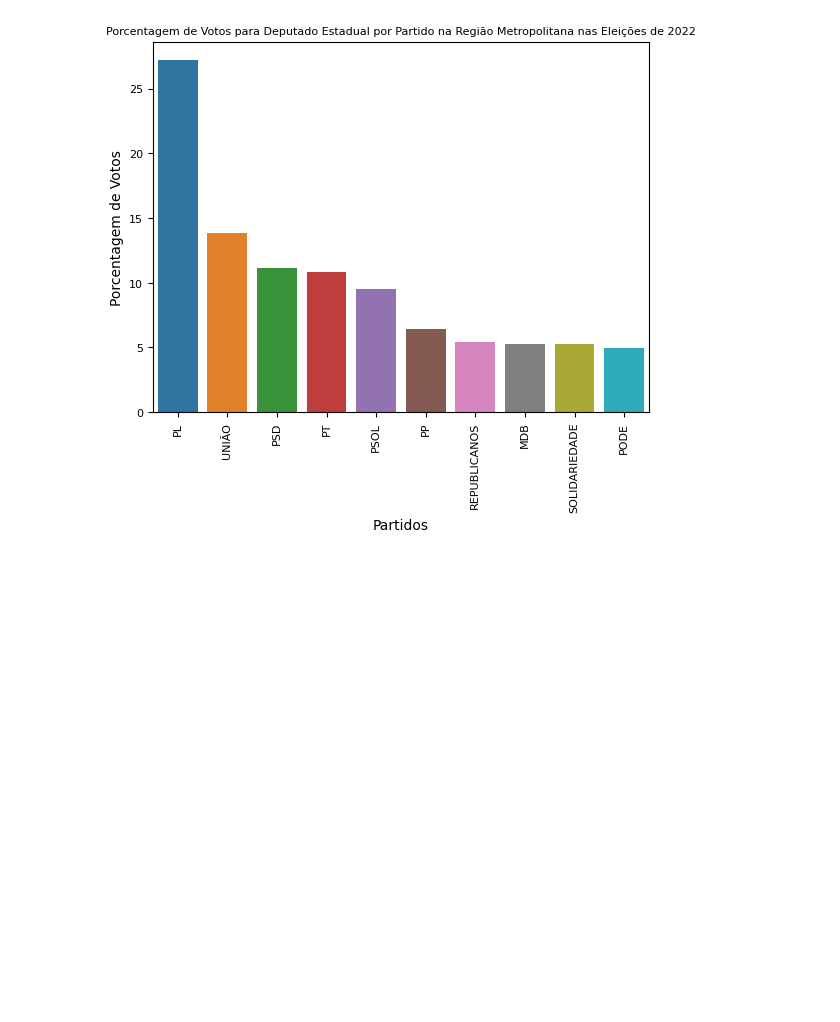
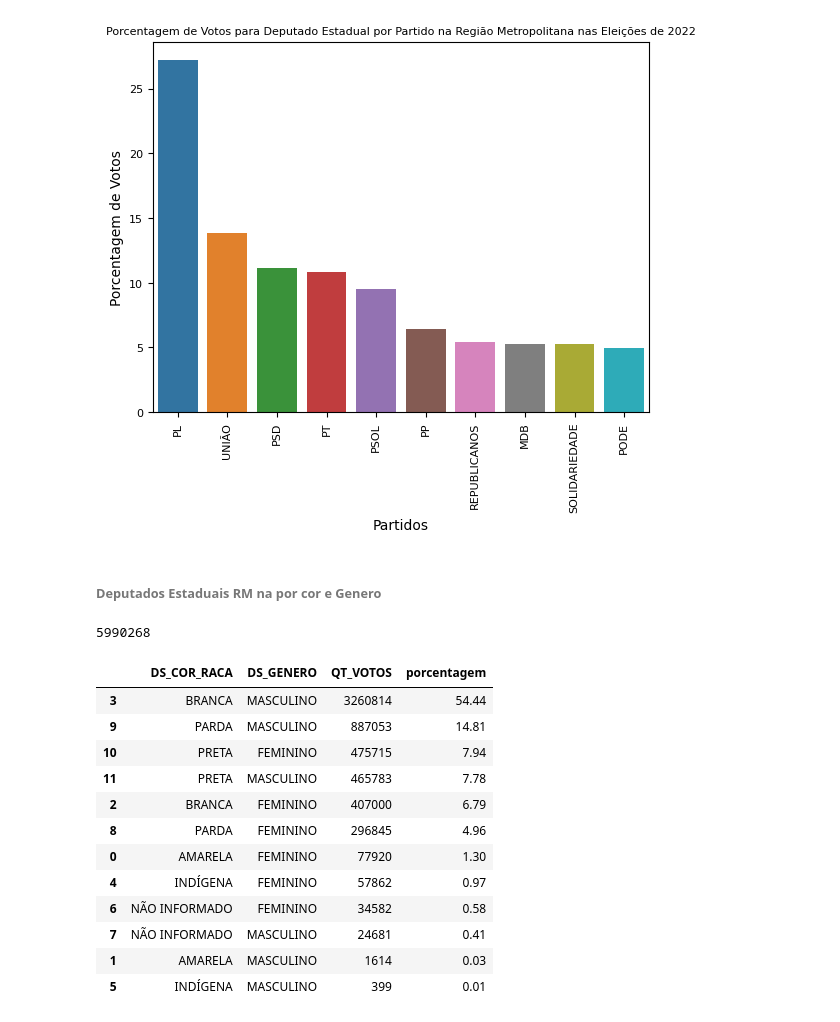
Before and after one commit to CyberBantu/Analise_votos_eleicoes_regiaometropoliana_RJ_2022, a Jupyter notebook: votos_RM.ipynb, the cells around one changed output. Saved outputs shown, nothing was run; the diff lists cells and outputs as text; code cells hidden in the pictures; blank space fills up the shorter version.

Commit message:
Analise de Genero e Cor
Analise de Genero e Cor de Deputados Estaduais na Região Metropolitana

```diff
--- a/votos_RM.ipynb
+++ b/votos_RM.ipynb
@@ -504,3 +504,29 @@ plt.title('Porcentagem de Votos para Deputado Estadual por Partido na Região Me
 # %% [output]
 Text(0.5, 1.0, 'Porcentagem de Votos para Deputado Estadual por Partido na Região Metropolitana nas Eleições de 2022')
 [figure]
+# %% [markdown]
+###### Deputados Estaduais RM na por cor e Genero
+# %%
+votos_proporcionais_est_cor_gen = votos_proporcionais_est[['DS_COR_RACA', 'DS_GENERO', 'QT_VOTOS' ]]
+votos_proporcionais_est_cor_gen['QT_VOTOS'].sum()
+# %% [output]
+5990268
+# %%
+# Agrupando os dados
+votos_proporcionais_est_cor_gen = votos_proporcionais_est_cor_gen.groupby(['DS_COR_RACA', 'DS_GENERO']).sum().reset_index().sort_values(by = 'QT_VOTOS', ascending = False)
+votos_proporcionais_est_cor_gen['porcentagem'] = round(votos_proporcionais_est_cor_gen['QT_VOTOS'] / votos_proporcionais_est_cor_gen['QT_VOTOS'].sum()*100,2)
+votos_proporcionais_est_cor_gen
+# %% [output]
+|  | DS_COR_RACA | DS_GENERO | QT_VOTOS | porcentagem |
+| 3 | BRANCA | MASCULINO | 3260814 | 54.44 |
+| 9 | PARDA | MASCULINO | 887053 | 14.81 |
+| 10 | PRETA | FEMININO | 475715 | 7.94 |
+| 11 | PRETA | MASCULINO | 465783 | 7.78 |
+| 2 | BRANCA | FEMININO | 407000 | 6.79 |
+| 8 | PARDA | FEMININO | 296845 | 4.96 |
+| 0 | AMARELA | FEMININO | 77920 | 1.30 |
+| 4 | INDÍGENA | FEMININO | 57862 | 0.97 |
+| 6 | NÃO INFORMADO | FEMININO | 34582 | 0.58 |
+| 7 | NÃO INFORMADO | MASCULINO | 24681 | 0.41 |
+| 1 | AMARELA | MASCULINO | 1614 | 0.03 |
+| 5 | INDÍGENA | MASCULINO | 399 | 0.01 |
```
Also changed, not shown: parts of 1 cell of this notebook.
